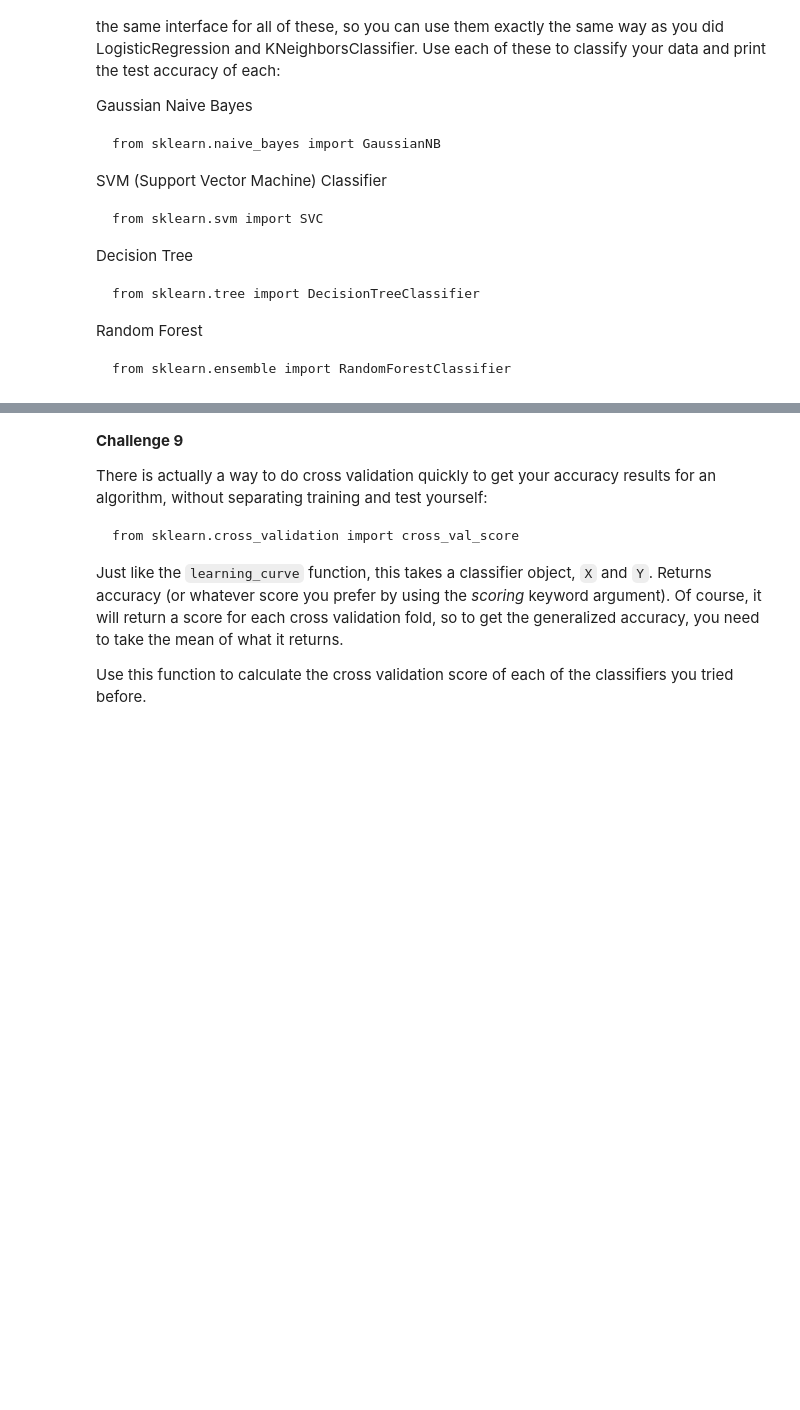
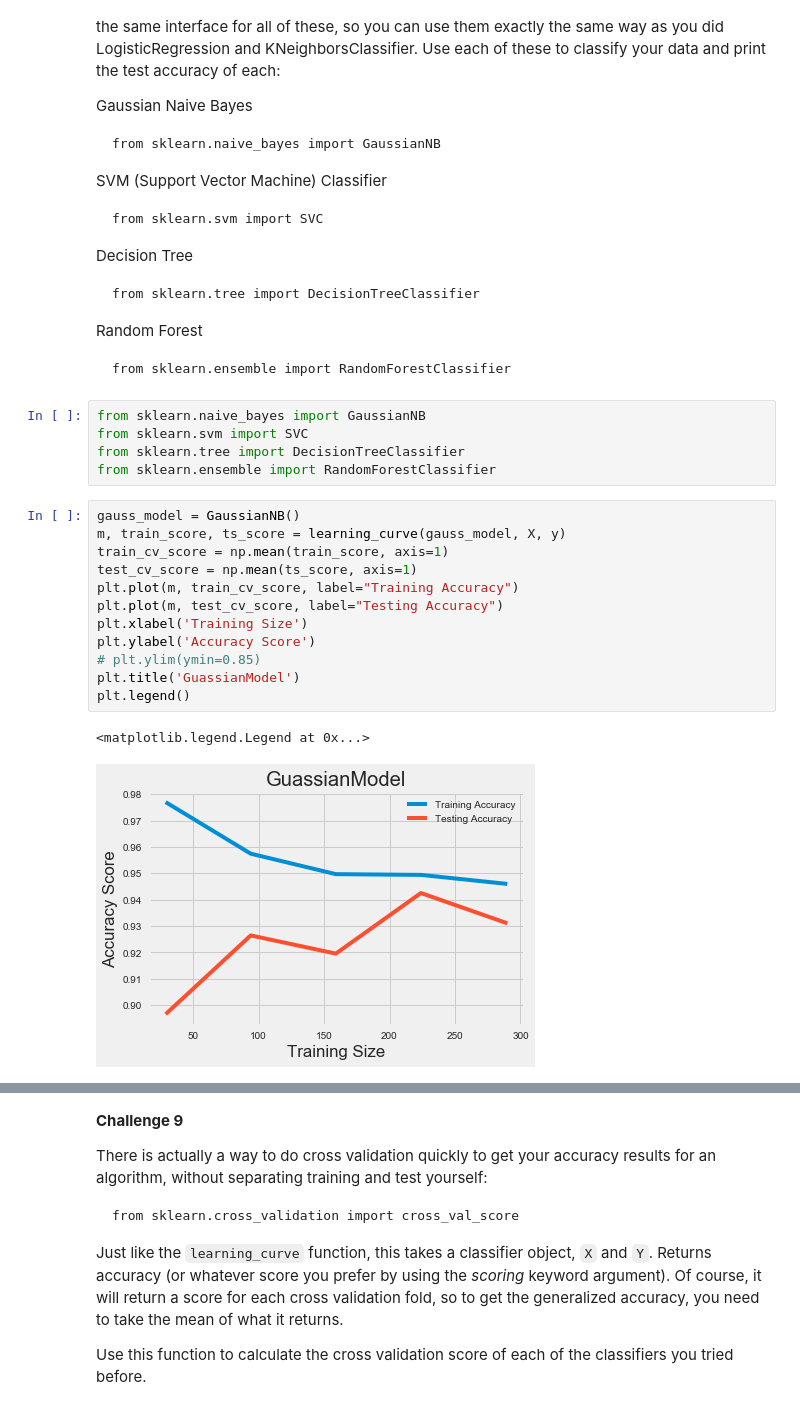
Before and after one commit to Ifeadewumi/metis_work, a Jupyter notebook: challenges/Challenge 7.ipynb, the cells around one changed output, grey strips where cells are left out. Cells and saved outputs as stored; diff of their text form; blank space fills up the shorter version.

````diff
--- a/challenges/Challenge 7.ipynb
+++ b/challenges/Challenge 7.ipynb
@@ -289,3 +263,23 @@ Random Forest
 ```
 from sklearn.ensemble import RandomForestClassifier
 ```
+# %%
+from sklearn.naive_bayes import GaussianNB
+from sklearn.svm import SVC
+from sklearn.tree import DecisionTreeClassifier
+from sklearn.ensemble import RandomForestClassifier
+# %%
+gauss_model = GaussianNB()
+m, train_score, ts_score = learning_curve(gauss_model, X, y)
+train_cv_score = np.mean(train_score, axis=1)
+test_cv_score = np.mean(ts_score, axis=1)
+plt.plot(m, train_cv_score, label="Training Accuracy")
+plt.plot(m, test_cv_score, label="Testing Accuracy")
+plt.xlabel('Training Size')
+plt.ylabel('Accuracy Score')
+# plt.ylim(ymin=0.85)
+plt.title('GuassianModel')
+plt.legend()
+# %% [output]
+<matplotlib.legend.Legend at 0x...>
+[figure, added]
````
Also changed, not shown: parts of 29 cells of this notebook.
